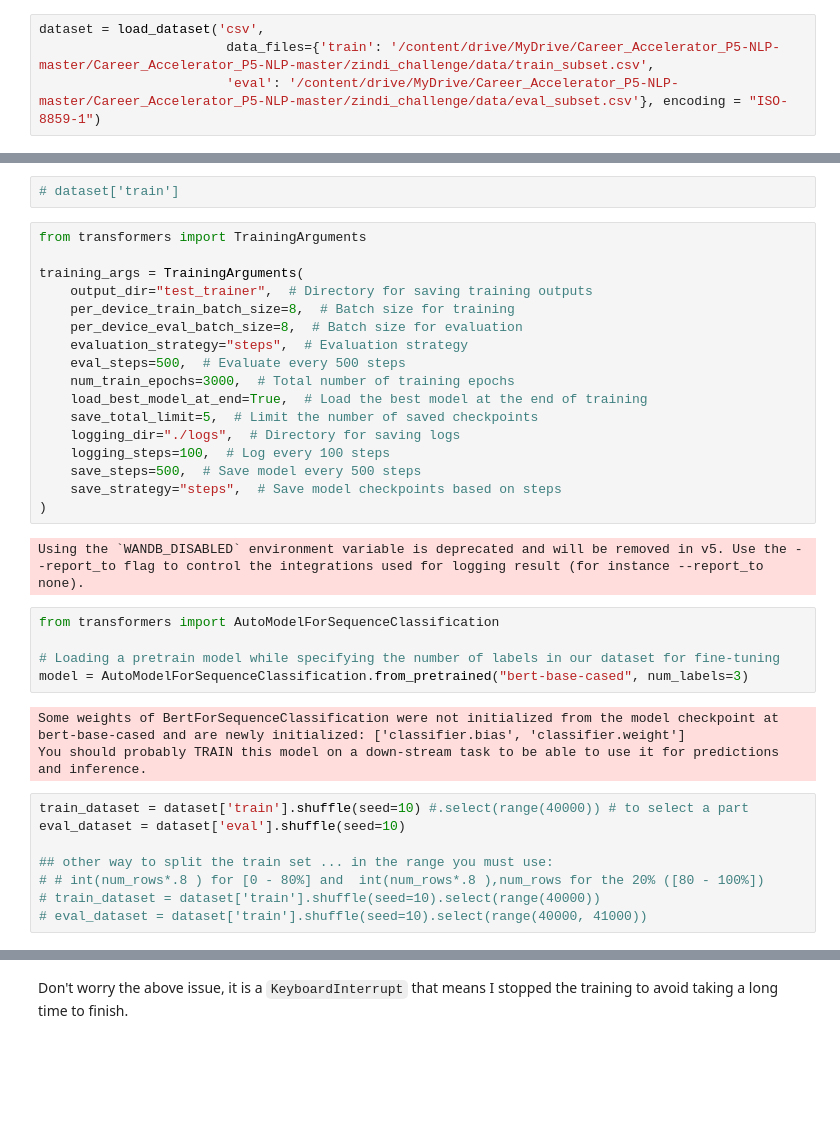
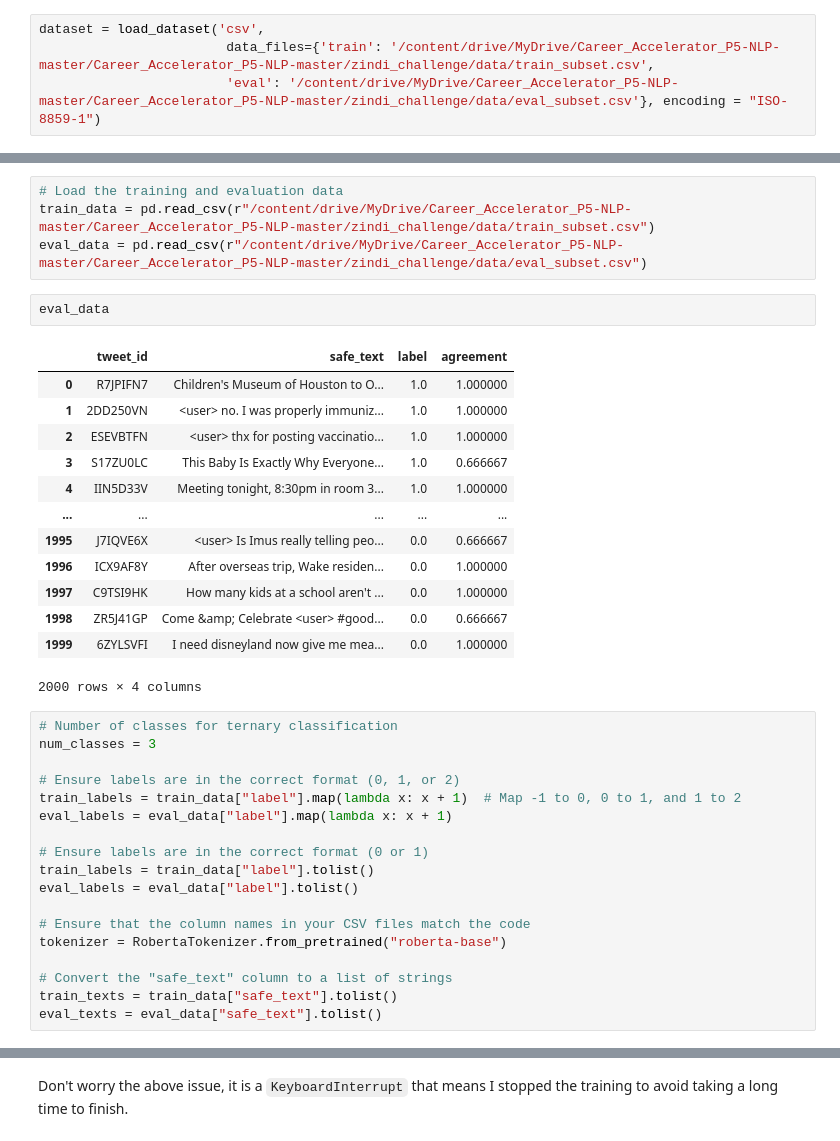
Before and after one commit to Keganwealths/1stSuperstore, a Jupyter notebook: Fine_tuning_Hugging_face_text_classification_model.ipynb, the cells around one changed output, grey strips where cells are left out. Saved outputs shown, nothing was run; the diff lists cells and outputs as text; blank space fills up the shorter version.

```diff
--- a/Fine_tuning_Hugging_face_text_classification_model.ipynb
+++ b/Fine_tuning_Hugging_face_text_classification_model.ipynb
@@ -382,37 +347,38 @@ DatasetDict({
-# %%
-# dataset['train']
-# %%
-from transformers import TrainingArguments
-
-training_args = TrainingArguments(
-    output_dir="test_trainer",  # Directory for saving training outputs
-    per_device_train_batch_size=8,  # Batch size for training
-    per_device_eval_batch_size=8,  # Batch size for evaluation
-    evaluation_strategy="steps",  # Evaluation strategy
-    eval_steps=500,  # Evaluate every 500 steps
-    num_train_epochs=3000,  # Total number of training epochs
-    load_best_model_at_end=True,  # Load the best model at the end of training
-    save_total_limit=5,  # Limit the number of saved checkpoints
-    logging_dir="./logs",  # Directory for saving logs
-    logging_steps=100,  # Log every 100 steps
-    save_steps=500,  # Save model every 500 steps
-    save_strategy="steps",  # Save model checkpoints based on steps
-)
-# %% [output]
-Using the `WANDB_DISABLED` environment variable is deprecated and will be removed in v5. Use the --report_to flag to control the integrations used for logging result (for instance --report_to none).
-# %%
-from transformers import AutoModelForSequenceClassification
-
-# Loading a pretrain model while specifying the number of labels in our dataset for fine-tuning
-model = AutoModelForSequenceClassification.from_pretrained("bert-base-cased", num_labels=3)
-# %% [output]
-Some weights of BertForSequenceClassification were not initialized from the model checkpoint at bert-base-cased and are newly initialized: ['classifier.bias', 'classifier.weight']
-You should probably TRAIN this model on a down-stream task to be able to use it for predictions and inference.
-# %%
-train_dataset = dataset['train'].shuffle(seed=10) #.select(range(40000)) # to select a part
-eval_dataset = dataset['eval'].shuffle(seed=10)
-
-## other way to split the train set ... in the range you must use:
-# # int(num_rows*.8 ) for [0 - 80%] and  int(num_rows*.8 ),num_rows for the 20% ([80 - 100%])
-# train_dataset = dataset['train'].shuffle(seed=10).select(range(40000))
-# eval_dataset = dataset['train'].shuffle(seed=10).select(range(40000, 41000))
+# %%
+# Load the training and evaluation data
+train_data = pd.read_csv(r"/content/drive/MyDrive/Career_Accelerator_P5-NLP-master/Career_Accelerator_P5-NLP-master/zindi_challenge/data/train_subset.csv")
+eval_data = pd.read_csv(r"/content/drive/MyDrive/Career_Accelerator_P5-NLP-master/Career_Accelerator_P5-NLP-master/zindi_challenge/data/eval_subset.csv")
+# %%
+eval_data
+# %% [output]
+|  | tweet_id | safe_text | label | agreement |
+| 0 | R7JPIFN7 | Children's Museum of Houston to O... | 1.0 | 1.000000 |
+| 1 | 2DD250VN | <user> no. I was properly immuniz... | 1.0 | 1.000000 |
+| 2 | ESEVBTFN | <user> thx for posting vaccinatio... | 1.0 | 1.000000 |
+| 3 | S17ZU0LC | This Baby Is Exactly Why Everyone... | 1.0 | 0.666667 |
+| 4 | IIN5D33V | Meeting tonight, 8:30pm in room 3... | 1.0 | 1.000000 |
+| ... | ... | ... | ... | ... |
+| 1995 | J7IQVE6X | <user> Is Imus really telling peo... | 0.0 | 0.666667 |
+| 1996 | ICX9AF8Y | After overseas trip, Wake residen... | 0.0 | 1.000000 |
+| 1997 | C9TSI9HK | How many kids at a school aren't ... | 0.0 | 1.000000 |
+| 1998 | ZR5J41GP | Come &amp; Celebrate <user> #good... | 0.0 | 0.666667 |
+| 1999 | 6ZYLSVFI | I need disneyland now give me mea... | 0.0 | 1.000000 |
+2000 rows × 4 columns
+# %%
+# Number of classes for ternary classification
+num_classes = 3
+
+# Ensure labels are in the correct format (0, 1, or 2)
+train_labels = train_data["label"].map(lambda x: x + 1)  # Map -1 to 0, 0 to 1, and 1 to 2
+eval_labels = eval_data["label"].map(lambda x: x + 1)
+
+# Ensure labels are in the correct format (0 or 1)
+train_labels = train_data["label"].tolist()
+eval_labels = eval_data["label"].tolist()
+
+# Ensure that the column names in your CSV files match the code
+tokenizer = RobertaTokenizer.from_pretrained("roberta-base")
+
+# Convert the "safe_text" column to a list of strings
+train_texts = train_data["safe_text"].tolist()
+eval_texts = eval_data["safe_text"].tolist()
```
Also changed, not shown: parts of 25 cells of this notebook.
